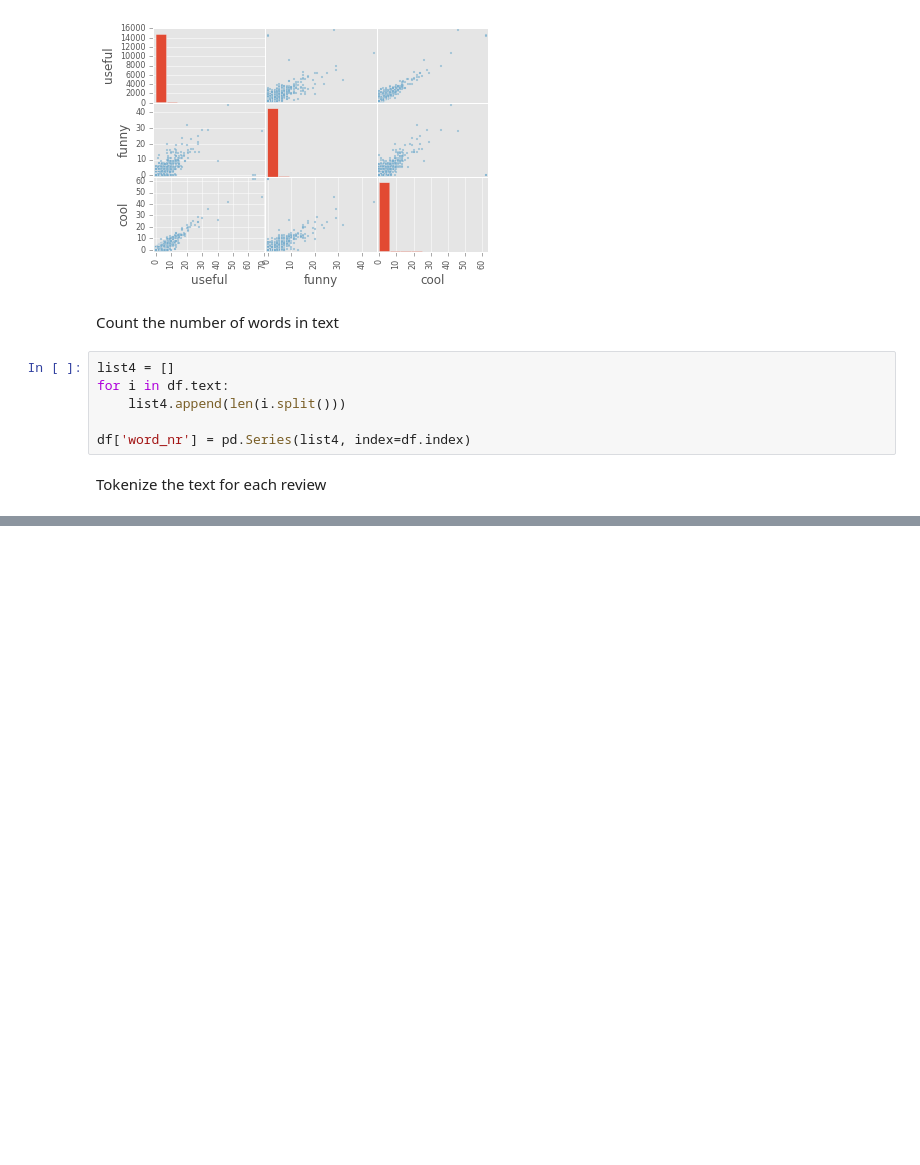
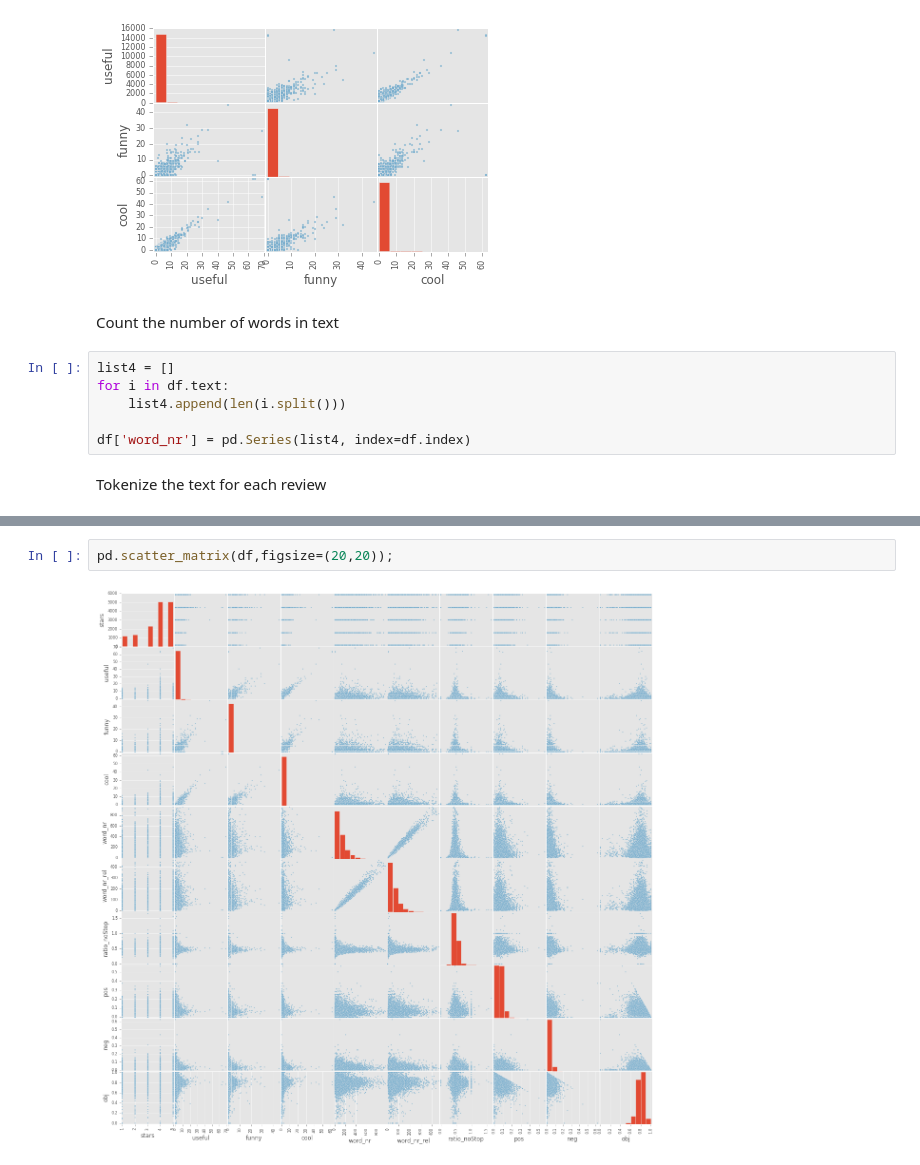
Before and after one commit to tlesch/ASI_yelp_nlp, a Jupyter notebook: Yelp NLP.ipynb, the cells around one changed output, grey strips where cells are left out. Cells and saved outputs as stored; diff of their text form; blank space fills up the shorter version.

```diff
--- a/Yelp NLP.ipynb
+++ b/Yelp NLP.ipynb
@@ -163,0 +211,4 @@ for words in df.word_list:
+# %%
+pd.scatter_matrix(df,figsize=(20,20));
+# %% [output]
+[figure, added]
```
Also changed, not shown: parts of 18 cells of this notebook.
